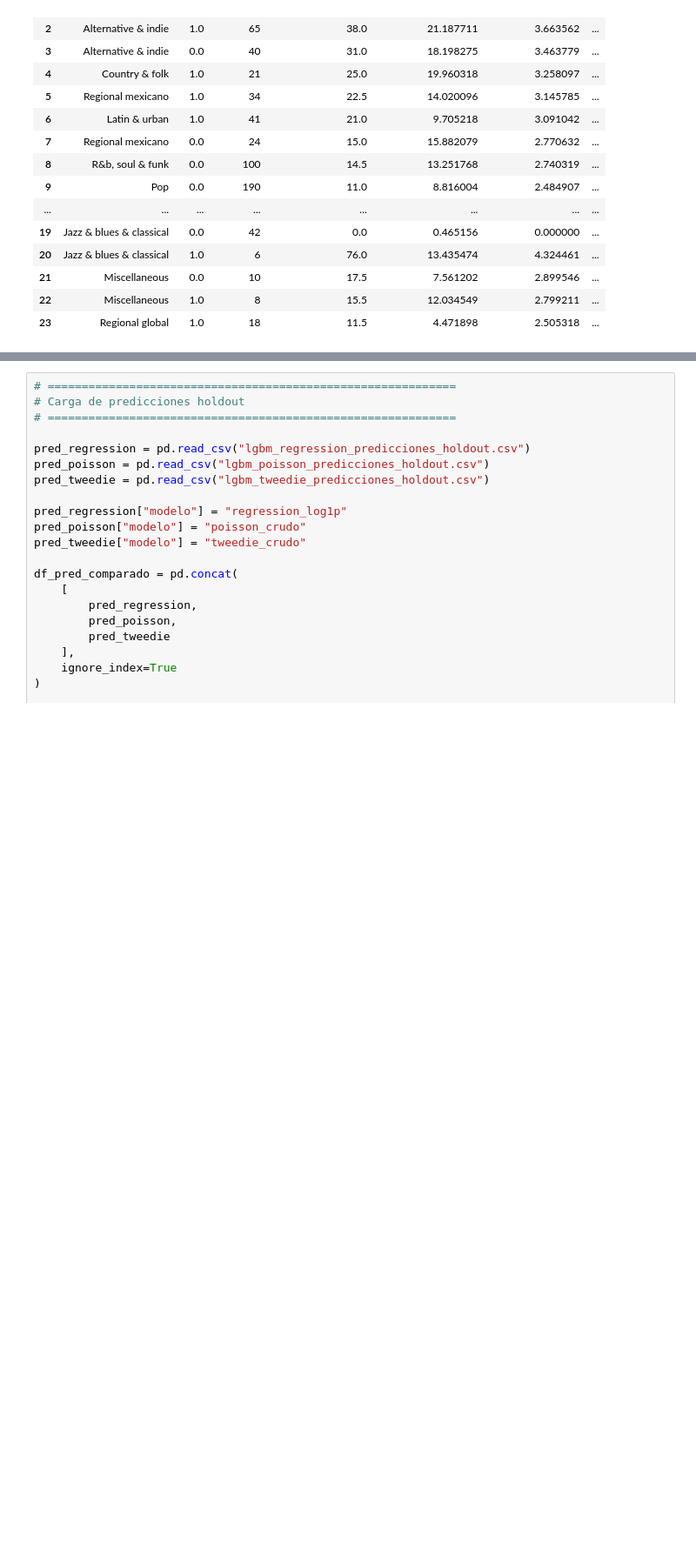
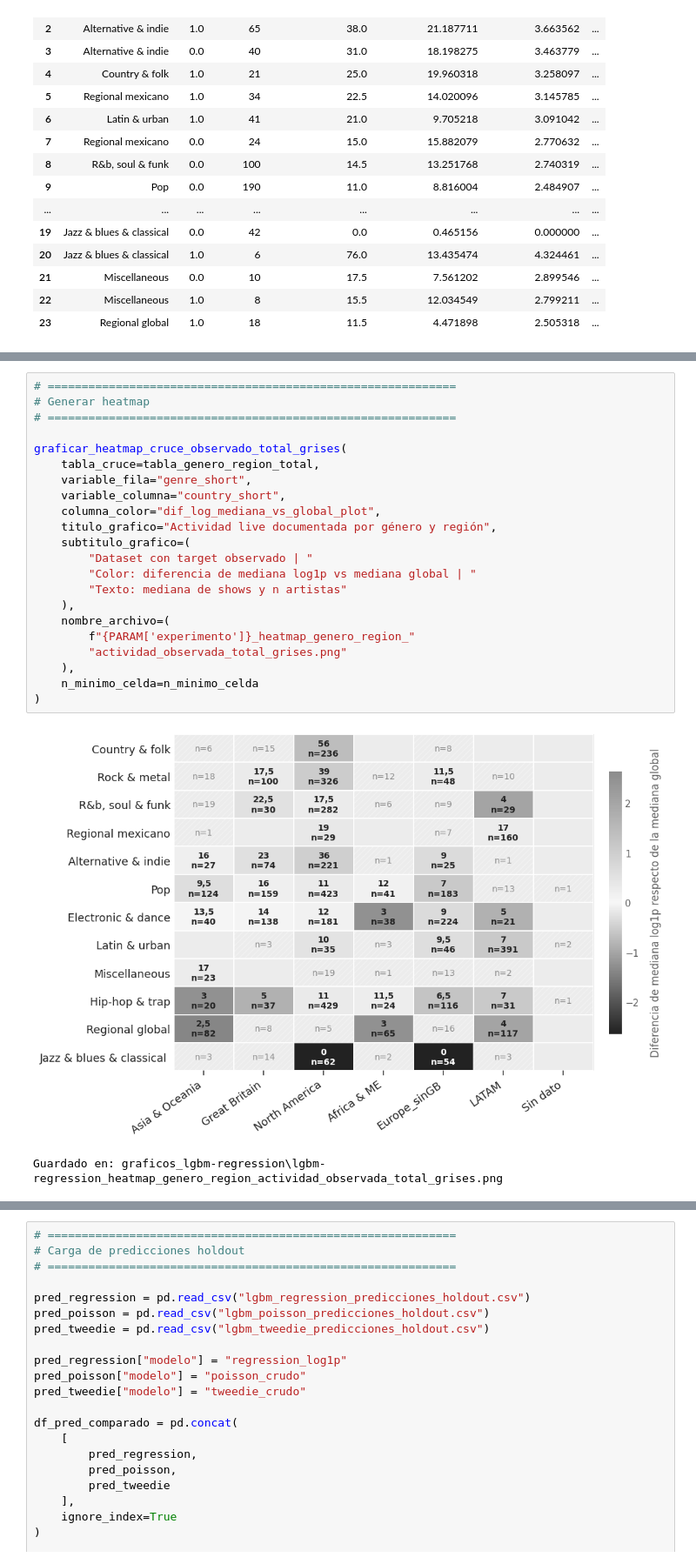
Before and after one commit to SilvanaBContreras/come_together_industria_de_la_musica, a Jupyter notebook: CT_SC_boosting_regression.ipynb, the cells around one changed output, grey strips where cells are left out. Shown at 87% size. Saved outputs shown, nothing was run; the diff lists cells and outputs as text; blank space fills up the shorter version.

```diff
--- a/CT_SC_boosting_regression.ipynb
+++ b/CT_SC_boosting_regression.ipynb
@@ -3997 +4558,26 @@ Cruce genre_short × band
+# %%
+# ============================================================
+# Generar heatmap
+# ============================================================
+
+graficar_heatmap_cruce_observado_total_grises(
+    tabla_cruce=tabla_genero_region_total,
+    variable_fila="genre_short",
+    variable_columna="country_short",
+    columna_color="dif_log_mediana_vs_global_plot",
+    titulo_grafico="Actividad live documentada por género y región",
+    subtitulo_grafico=(
+        "Dataset con target observado | "
+        "Color: diferencia de mediana log1p vs mediana global | "
+        "Texto: mediana de shows y n artistas"
+    ),
+    nombre_archivo=(
+        f"{PARAM['experimento']}_heatmap_genero_region_"
+        "actividad_observada_total_grises.png"
+    ),
+    n_minimo_celda=n_minimo_celda
+)
+# %% [output]
+[figure, added]
+Guardado en: graficos_lgbm-regression\lgbm-regression_heatmap_genero_region_actividad_observada_total_grises.png
 # %% [markdown]
```
Also changed, not shown: parts of 11 cells of this notebook, 11 other files.
